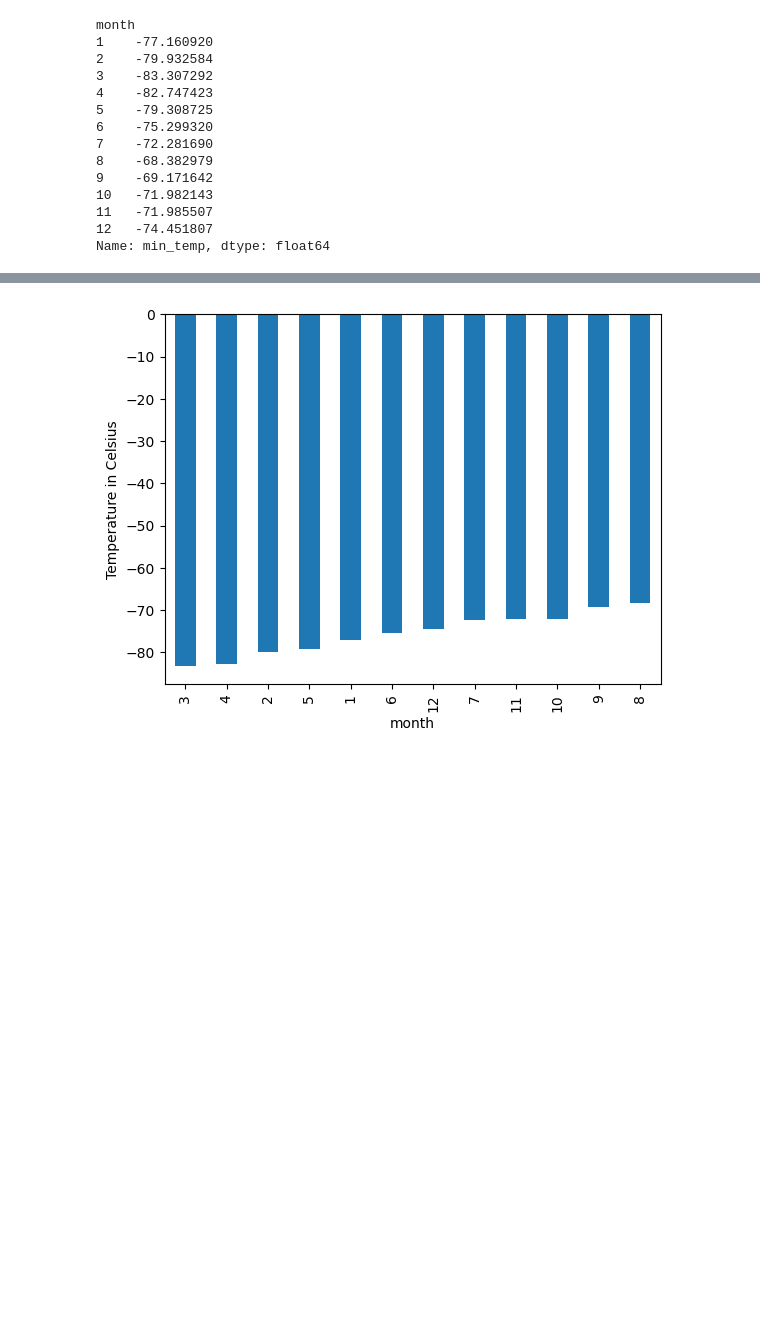
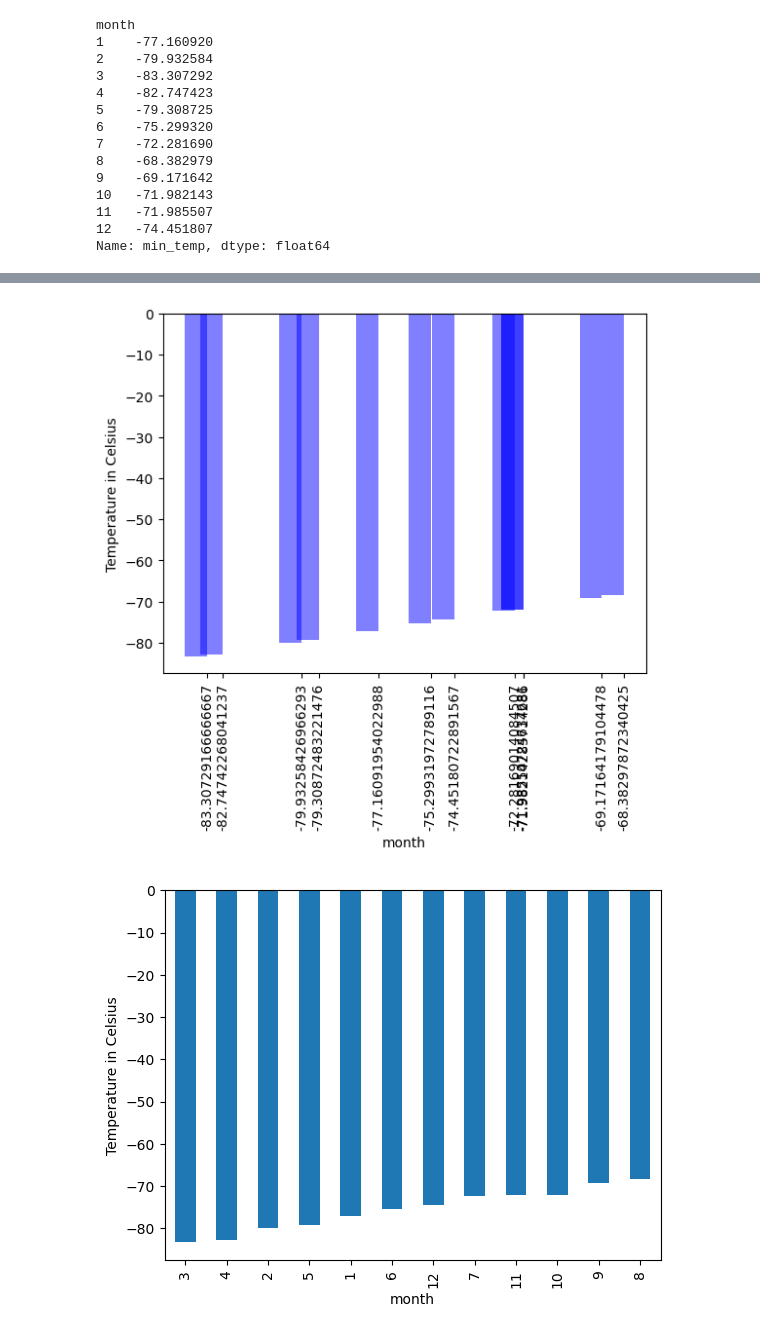
Before and after one commit to amc1119/webscraping-challenge, a Jupyter notebook: part_2_mars_weather.ipynb, the cells around one changed output, grey strips where cells are left out. Cells and saved outputs as stored; diff of their text form; code cells hidden in the pictures; blank space fills up the shorter version.

```diff
--- a/part_2_mars_weather.ipynb
+++ b/part_2_mars_weather.ipynb
@@ -171,6 +177,8 @@ Name: month, dtype: int64
 1867
 # %%
 # 3. What is the average low temperature by month?
+monthly_low_temps = scraped_df.groupby('month')['min_temp'].mean()
+monthly_low_temps
 # %% [output]
 month
 1    -77.160920
@@ -193,3 +197,18 @@ Name: min_temp, dtype: float64
+# %%
+# Plot the average temperature by month
+# Set x axis and tick locations
+x_axis = monthly_low_temps.unique()
+tick_locations = [value+0.8 for value in x_axis]
+
+# plt.figure(figsize=(20,4))
+plt.bar(x_axis, monthly_low_temps, color='b', alpha=0.5, align="edge")
+plt.xticks(tick_locations, monthly_low_temps, rotation="vertical")
+
+plt.xlabel("month")
+plt.ylabel("Temperature in Celsius")
+plt.show()
+# %% [output]
+[figure, added]
 # %%
 # Identify the coldest and hottest months in Curiosity's location
 # %% [output]
```
Also changed, not shown: parts of 4 cells of this notebook.
